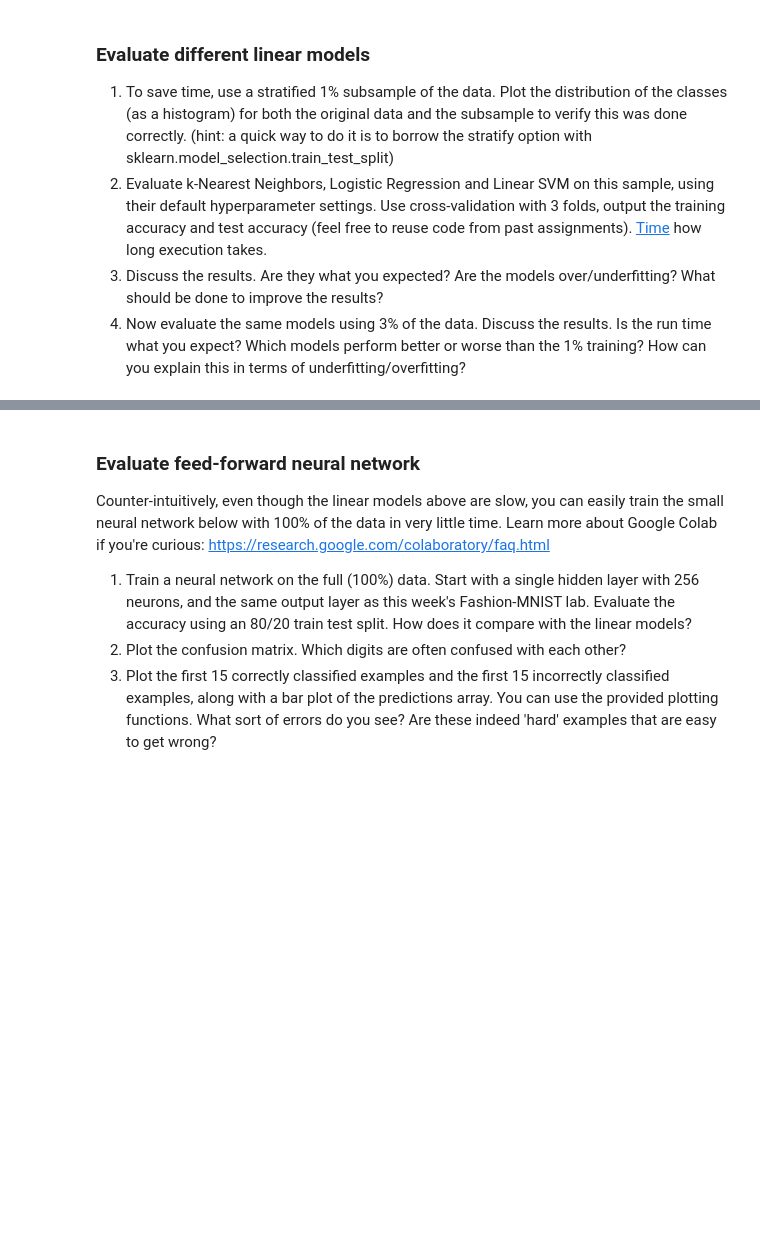
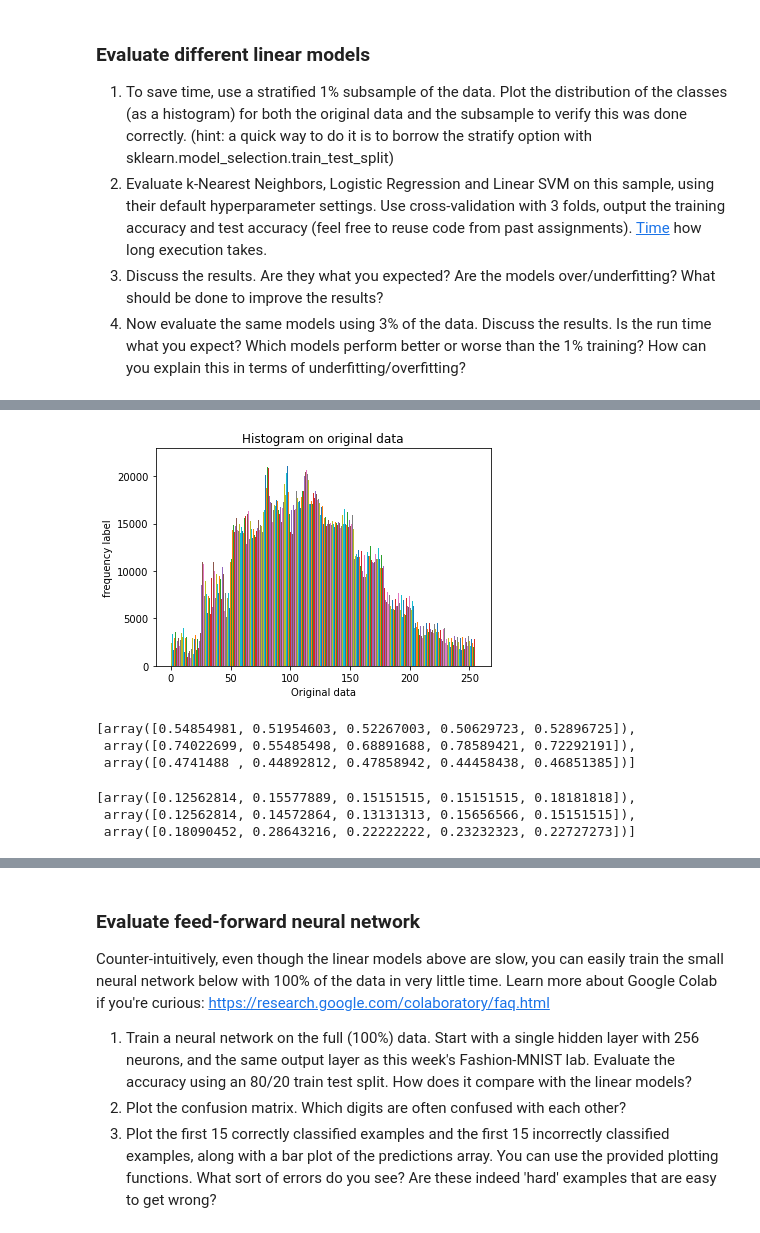
Before and after one commit to manideep137/EAI-6000, a Jupyter notebook: Assignment_3_Street_View_House_Numbers.ipynb, the cells around one changed output, grey strips where cells are left out. Saved outputs shown, nothing was run; the diff lists cells and outputs as text; code cells hidden in the pictures; blank space fills up the shorter version.

```diff
--- a/Assignment_3_Street_View_House_Numbers.ipynb
+++ b/Assignment_3_Street_View_House_Numbers.ipynb
@@ -114,0 +138,17 @@ plot_images(X[0:10], y[0:10]);
+# %%
+import matplotlib.pyplot as plt
+# plotting a histogram
+Original = X
+plt.hist(Original, histtype = 'bar', rwidth = 1)
+
+# x-axis label
+plt.xlabel('Original data')
+# frequency label
+plt.ylabel('frequency label')
+# plot title
+plt.title('Histogram on original data')
+
+# function to show the plot
+plt.show()
+# %% [output]
+[figure, added]
@@ -114,0 +181,12 @@ plot_images(X[0:10], y[0:10]);
+# %%
+train_scores
+# %% [output]
+[array([0.54854981, 0.51954603, 0.52267003, 0.50629723, 0.52896725]),
+ array([0.74022699, 0.55485498, 0.68891688, 0.78589421, 0.72292191]),
+ array([0.4741488 , 0.44892812, 0.47858942, 0.44458438, 0.46851385])]
+# %%
+test_scores
+# %% [output]
+[array([0.12562814, 0.15577889, 0.15151515, 0.15151515, 0.18181818]),
+ array([0.12562814, 0.14572864, 0.13131313, 0.15656566, 0.15151515]),
+ array([0.18090452, 0.28643216, 0.22222222, 0.23232323, 0.22727273])]
```
Also changed, not shown: parts of 34 cells of this notebook.
